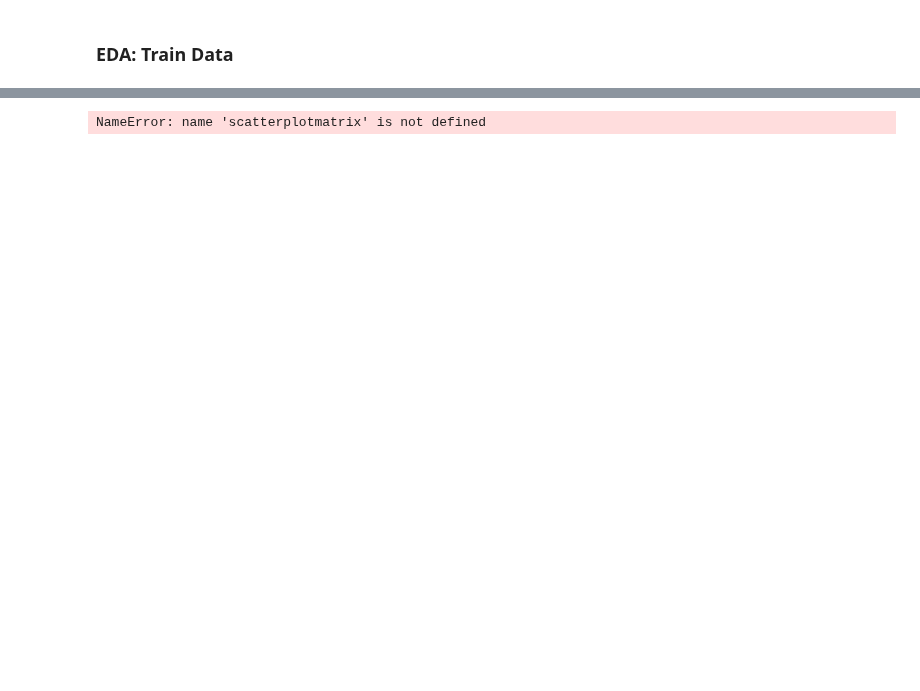
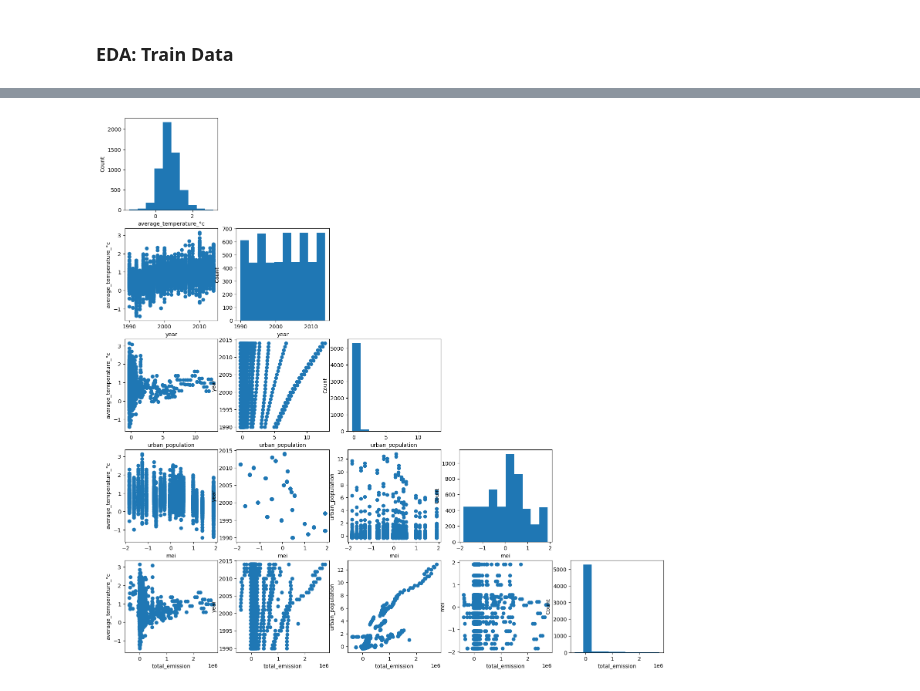
Before and after one commit to fayesimone/agriculture_emissions_prediction, a Jupyter notebook: EDA.ipynb, the cells around one changed output, grey strips where cells are left out. Cells and saved outputs as stored; diff of their text form; code cells hidden in the pictures; blank space fills up the shorter version.

```diff
--- a/EDA.ipynb
+++ b/EDA.ipynb
@@ -44,24 +44,13 @@ train.head()
 # %%
-feat = ['urban_population', 'mei', 'crop_residues', 'rice_cultivation', 'drained_organic_soils_co2', 'net_forest_conversion', 'fires',
-            'manure_mgmt', 'food_systems', 'ippu_tot', 'on_farm_energy_use', 'forestland', '5yr_crop_residues', '5yr_rice_cultivation',
-            '5yr_drained_organic_soils_co2', '5yr_net_forest_conversion', '5yr_fires', '5yr_manure_mgmt', '5yr_food_systems', '5yr_ippu_tot',
-            '5yr_on_farm_energy_use', '5yr_forestland', '10yr_crop_residues', '10yr_rice_cultivation', '10yr_drained_organic_soils_co2',
-            '10yr_net_forest_conversion', '10yr_fires', '10yr_manure_mgmt', '10yr_food_systems', '10yr_ippu_tot', '10yr_on_farm_energy_use',
-            '10yr_forestland', '20yr_crop_residues', '20yr_rice_cultivation', '20yr_drained_organic_soils_co2', '20yr_net_forest_conversion',
-            '20yr_fires', '20yr_manure_mgmt', '20yr_food_systems', '20yr_ippu_tot', '20yr_on_farm_energy_use', '20yr_forestland']
-feat_5yr = ['average_temperature_°c', '5yr_crop_residues', '5yr_rice_cultivation','5yr_manure_mgmt', '5yr_food_systems', '5yr_ippu_tot']
-feat_10yr = ['average_temperature_°c', '10yr_crop_residues', '10yr_rice_cultivation', '10yr_manure_mgmt', '10yr_food_systems', '10yr_ippu_tot']
+feat = ['average_temperature_°c', 'year', 'urban_population', 'mei', 'total_emission']
+feat_5yr = ['average_temperature_°c', '5yr_crop_residues', '5yr_rice_cultivation','5yr_manure_mgmt', '5yr_food_systems', '5yr_ippu_tot', '5yr_total_emission']
+feat_10yr = ['average_temperature_°c', '10yr_crop_residues', '10yr_rice_cultivation', '10yr_manure_mgmt', '10yr_food_systems', '10yr_ippu_tot', '10yr_total_emission']
+feat_20yr = ['average_temperature_°c', '20yr_crop_residues', '20yr_rice_cultivation', '20yr_manure_mgmt', '20yr_food_systems', '20yr_ippu_tot', '20yr_total_emission']
 # %%
-#Print correlation matrix
-# print(ag_data[variables].corr())
-
-#Print correlation matrix plots
-# sns.pairplot(train[features])
-
 scatterplotmatrix(
-    train[feat_10yr].values,
-    names=feat_10yr,
+    train[feat].values,
+    names=feat,
     figsize=(18,18), alpha=1
 );
 # %% [output]
-NameError: name 'scatterplotmatrix' is not defined
+[figure, added]
```
Also changed, not shown: parts of 3 cells of this notebook.
